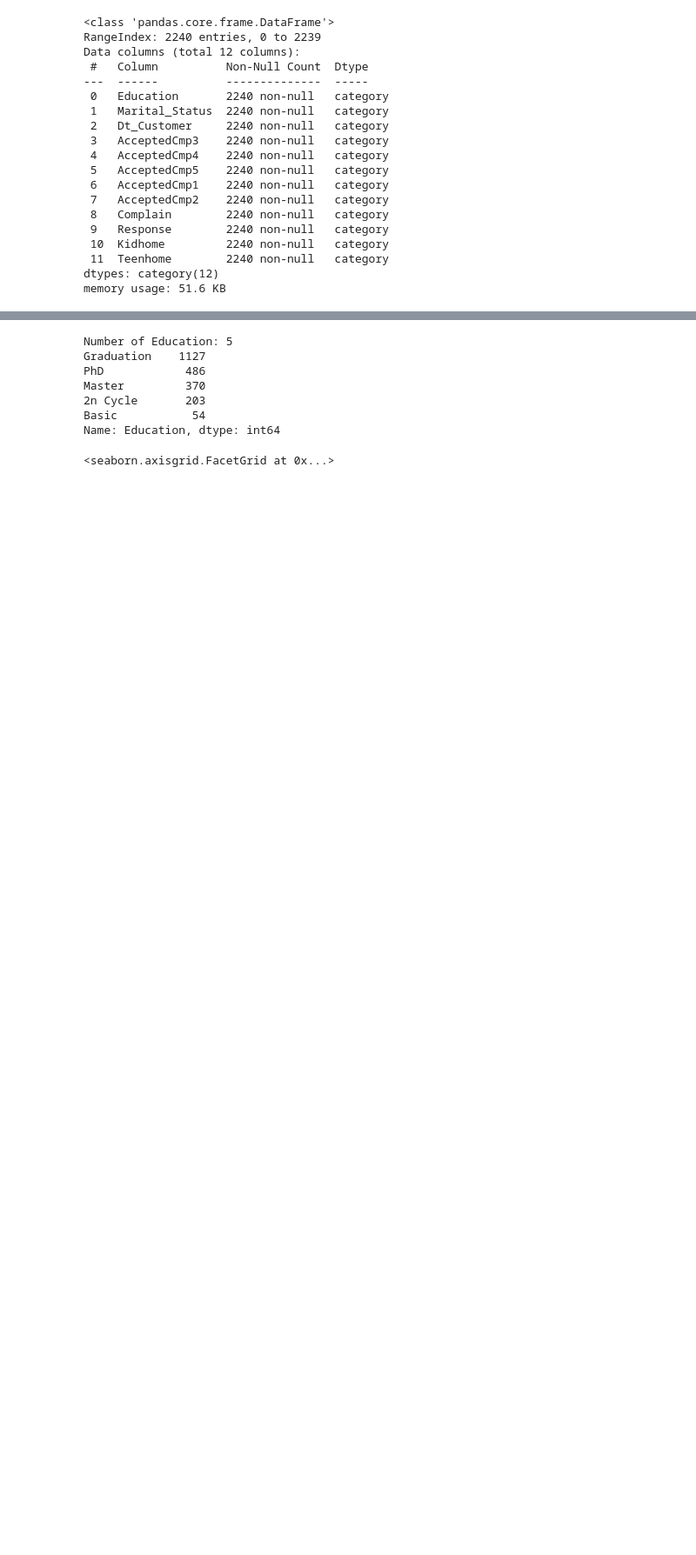
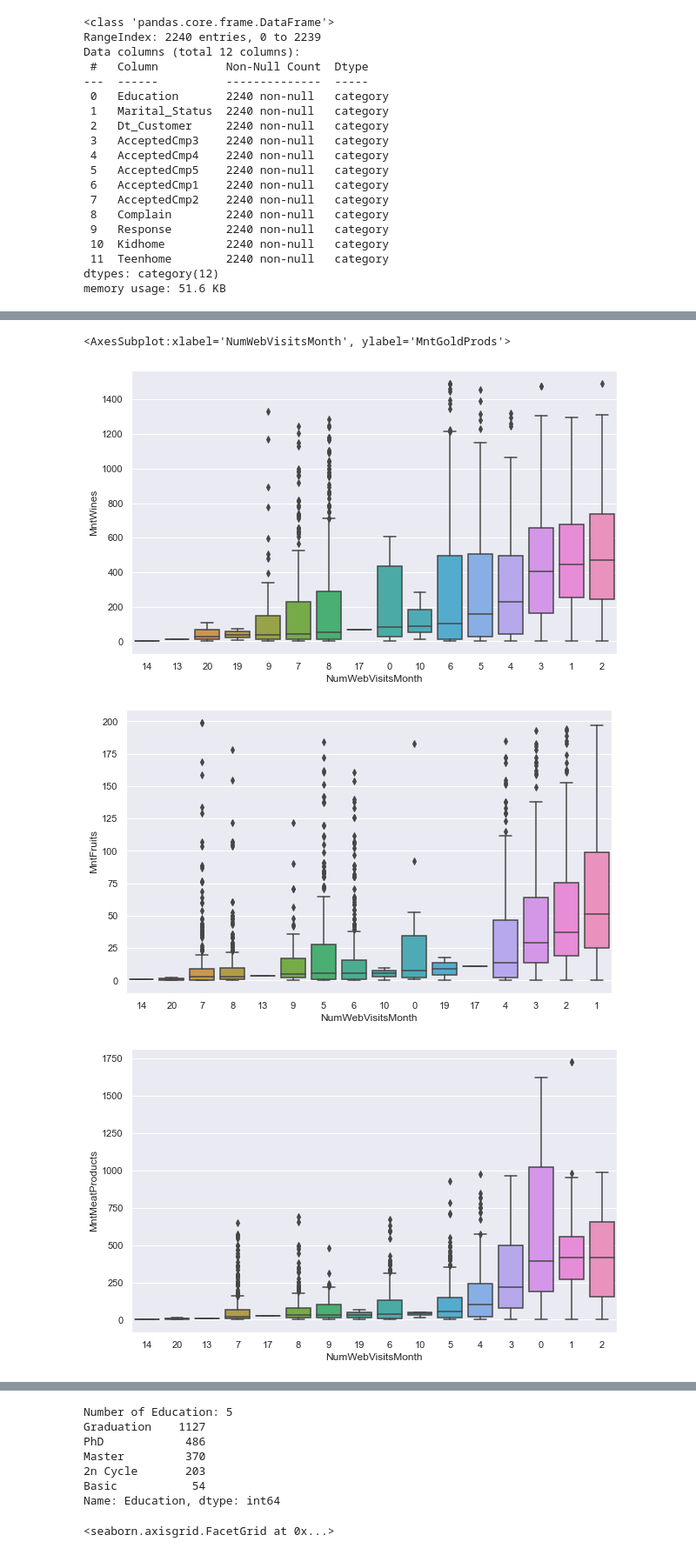
Before and after one commit to BoonHianLim/SC1015-Customer-Personality-Analysis, a Jupyter notebook: Data-exploratary.ipynb, the cells around one changed output, grey strips where cells are left out. Shown at 87% size. Cells and saved outputs as stored; diff of their text form; code cells hidden in the pictures; blank space fills up the shorter version.

```diff
--- a/Data-exploratary.ipynb
+++ b/Data-exploratary.ipynb
@@ -140,0 +171,24 @@ memory usage: 51.6 KB
+# %%
+f = plt.figure(figsize=(10, 6))
+grouped = customerData.loc[:,['NumWebVisitsMonth', 'MntWines']].groupby(['NumWebVisitsMonth']).median().sort_values(by='MntWines')
+sb.boxplot(x = customerData['NumWebVisitsMonth'],y = customerData['MntWines'],order=grouped.index,orient = "v")
+f = plt.figure(figsize=(10, 6))
+grouped = customerData.loc[:,['NumWebVisitsMonth', 'MntFruits']].groupby(['NumWebVisitsMonth']).median().sort_values(by='MntFruits')
+sb.boxplot(x = customerData['NumWebVisitsMonth'],y = customerData['MntFruits'],order=grouped.index,orient = "v")
+f = plt.figure(figsize=(10, 6))
+grouped = customerData.loc[:,['NumWebVisitsMonth', 'MntMeatProducts']].groupby(['NumWebVisitsMonth']).median().sort_values(by='MntMeatProducts')
+sb.boxplot(x = customerData['NumWebVisitsMonth'],y = customerData['MntMeatProducts'],order=grouped.index,orient = "v")
+f = plt.figure(figsize=(10, 6))
+grouped = customerData.loc[:,['NumWebVisitsMonth', 'MntFishProducts']].groupby(['NumWebVisitsMonth']).median().sort_values(by='MntFishProducts')
+sb.boxplot(x = customerData['NumWebVisitsMonth'],y = customerData['MntFishProducts'],order=grouped.index,orient = "v")
+f = plt.figure(figsize=(10, 6))
+grouped = customerData.loc[:,['NumWebVisitsMonth', 'MntSweetProducts']].groupby(['NumWebVisitsMonth']).median().sort_values(by='MntSweetProducts')
+sb.boxplot(x = customerData['NumWebVisitsMonth'],y = customerData['MntSweetProducts'],order=grouped.index,orient = "v")
+f = plt.figure(figsize=(10, 6))
+grouped = customerData.loc[:,['NumWebVisitsMonth', 'MntGoldProds']].groupby(['NumWebVisitsMonth']).median().sort_values(by='MntGoldProds')
+sb.boxplot(x = customerData['NumWebVisitsMonth'],y = customerData['MntGoldProds'],order=grouped.index,orient = "v")
+# %% [output]
+<AxesSubplot:xlabel='NumWebVisitsMonth', ylabel='MntGoldProds'>
+[figure, added]
+[figure, added]
+[figure, added]
```
Also changed, not shown: parts of 2 cells of this notebook, 1 other file.
